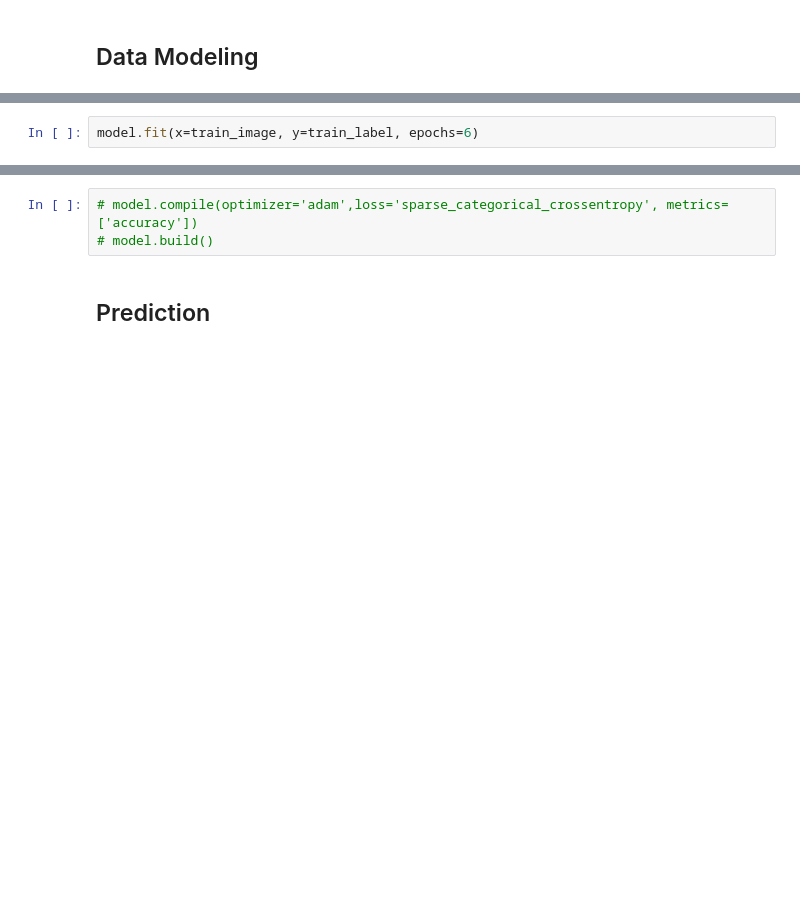
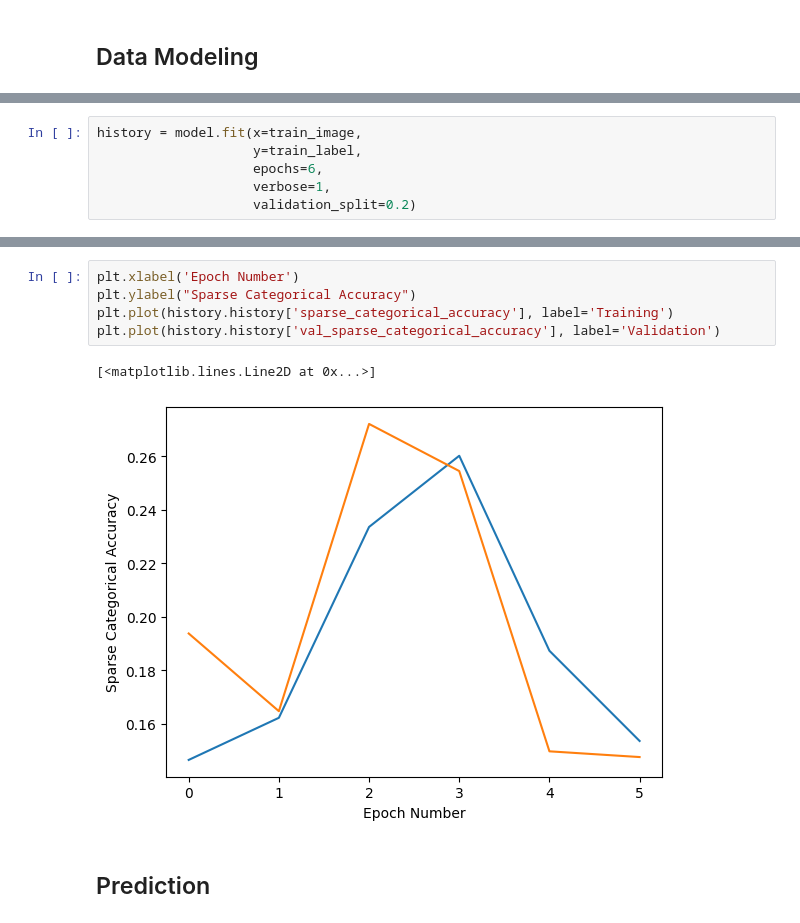
Before and after one commit to AlexandreMorinvil/MNIST-digit-recognizer, a Jupyter notebook: exploration.ipynb, the cells around one changed output, grey strips where cells are left out. Cells and saved outputs as stored; diff of their text form; blank space fills up the shorter version.

```diff
--- a/exploration.ipynb
+++ b/exploration.ipynb
@@ -179,4 +195,8 @@ plot_model(model, show_layer_activations=True, show_shapes=True, show_layer_name
 # %%
-model.fit(x=train_image, y=train_label, epochs=6)
+history = model.fit(x=train_image,
+                    y=train_label,
+                    epochs=6,
+                    verbose=1,
+                    validation_split=0.2)
 # %% [output]
 Epoch 1/6
@@ -195,5 +214,10 @@ Epoch 6/6
-# %%
-# model.compile(optimizer='adam',loss='sparse_categorical_crossentropy', metrics=['accuracy'])
-# model.build()
+# %%
+plt.xlabel('Epoch Number')
+plt.ylabel("Sparse Categorical Accuracy")
+plt.plot(history.history['sparse_categorical_accuracy'], label='Training')
+plt.plot(history.history['val_sparse_categorical_accuracy'], label='Validation')
+# %% [output]
+[<matplotlib.lines.Line2D at 0x...>]
+[figure, added]
 # %% [markdown]
 ## Prediction
```
Also changed, not shown: parts of 17 cells of this notebook.
